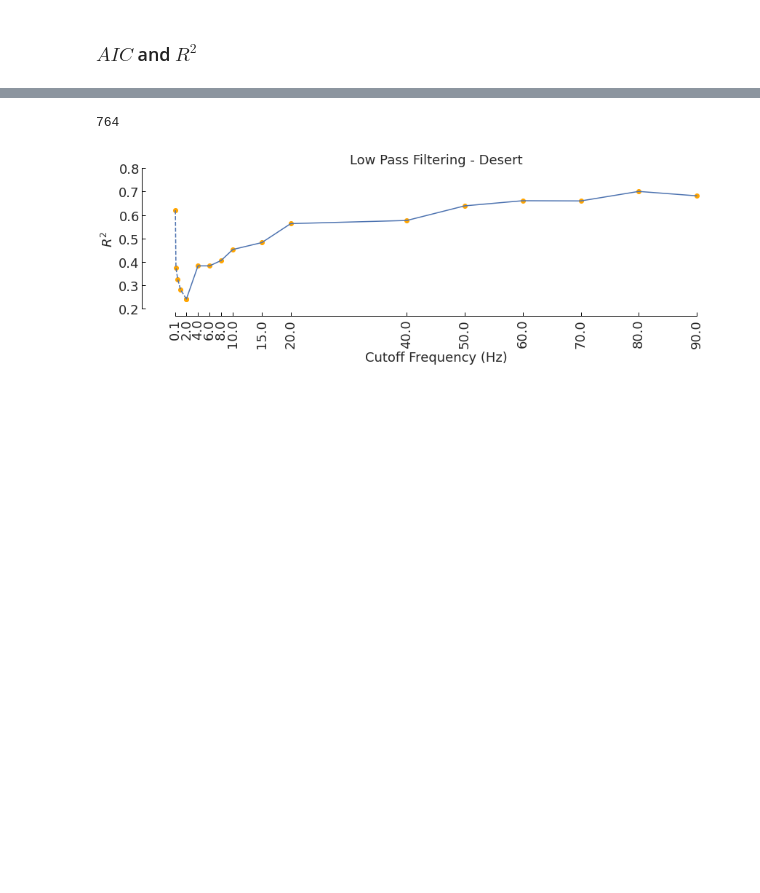
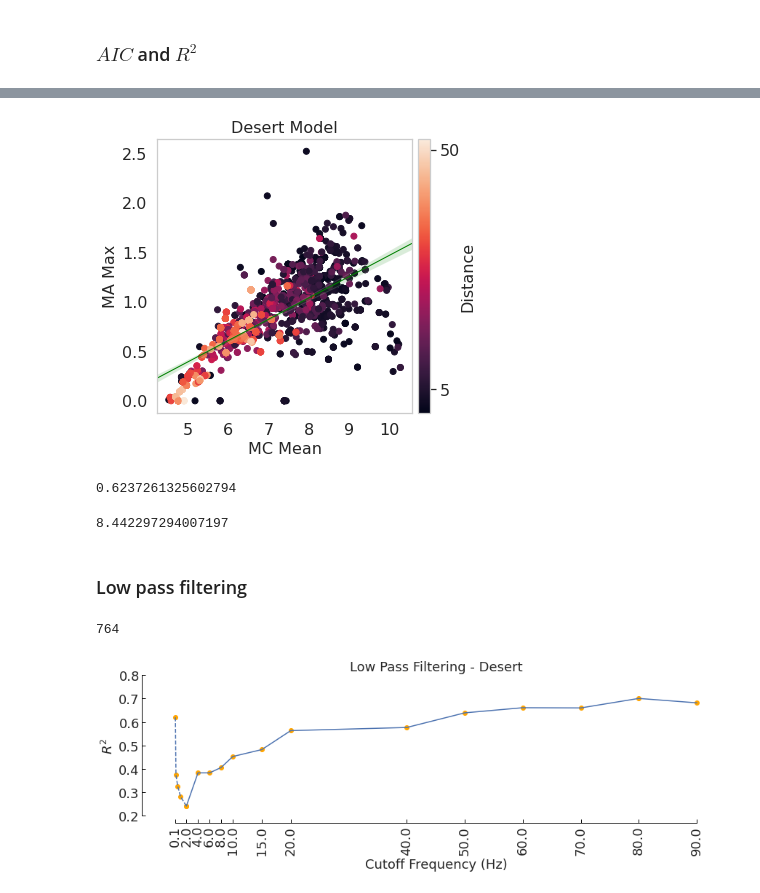
Before and after one commit to arunavanag591/odor_analysis, a Jupyter notebook: data_exploration/dataClassification.ipynb, the cells around one changed output, grey strips where cells are left out. Saved outputs shown, nothing was run; the diff lists cells and outputs as text; code cells hidden in the pictures; blank space fills up the shorter version.

Commit message:
implemented mutual information

```diff
--- a/data_exploration/dataClassification.ipynb
+++ b/data_exploration/dataClassification.ipynb
@@ -672,0 +697,30 @@ figurefirst.mpl_functions.set_fontsize(f, 18)
+# %%
+f,ax=plt.subplots(1,1,figsize=(5.5,5))
+ax.grid(False)
+dat=traindf
+v1=dat.mc_mean
+v2=dat.st_mean
+v3=dat.distance
+var1 = ax.scatter(v1,v2, c=v3)
+
+ax.set_title('Desert Model')
+g1 = sns.regplot(x=v1,y=v2 , data=dat,
+            ax=ax, line_kws={'color':'green','linewidth':1}, scatter=False, truncate=False)
+g1.set(xlabel=None, ylabel=None)
+
+ax.set_xlabel('MC Mean')
+ax.set_ylabel('MA Max')
+
+divider = make_axes_locatable(ax)
+cax = divider.append_axes('right', size='5%', pad=0.08)
+cbar=f.colorbar(var1, cax=cax, orientation = 'vertical',ticks=[5,50])
+cbar.solids.set(alpha=1)
+cbar.ax.set_ylabel('Distance', rotation=90, labelpad=0)
+# f.suptitle('$R^2$ and AIC for Desert')
+figurefirst.mpl_functions.set_fontsize(f, 16)
+# ax.text(4.5,10,'$R^2=0.027',color='blue',fontsize=10)
+f.tight_layout(pad=1)
+
+# f.savefig('../../Figure/MC_stmean.jpeg', dpi=300, bbox_inches = "tight")
+# %% [output]
+[figure, added]
@@ -673,3 +775,32 @@ figurefirst.mpl_functions.set_fontsize(f, 18)
+# %%
+mutual_information_2d(traindf.mc_mean,traindf.wf_std_dev)
+# %% [output]
+0.6237261325602794
+# %%
+def mutual_info(x, y, bins=[10000, 10000]):
+    """Calculate mutual information based on 2D histrograms
+    """
+    hist = np.histogram2d(x, y, bins, normed=True)[0]
+    joint_prob = hist / np.sum(hist)
+
+    hist = np.histogram(x, bins[0], density=True)[0]
+    probs_x = hist / np.sum(hist)
+
+    hist = np.histogram(y, bins[1], density=True)[0]
+    probs_y = hist / np.sum(hist)
+
+    probs = joint_prob / (np.reshape(probs_x, [-1, 1]) * probs_y)
+
+    # use masked array to avoid NaNs
+    info = (joint_prob * np.ma.log2(probs)).sum()
+
+    return info
+
+mutual_info(traindf.mc_mean,traindf.wd_mean)
+# %% [output]
+8.442297294007197
+# %% [markdown]
+### Low pass filtering
 # %%
 x = pd.read_hdf('~/DataAnalysis/data/Sprints/'+'LpfAnalysis/desert_1.0.h5')
 len(x)
```
Also changed, not shown: parts of 17 cells of this notebook, 1 other file.
